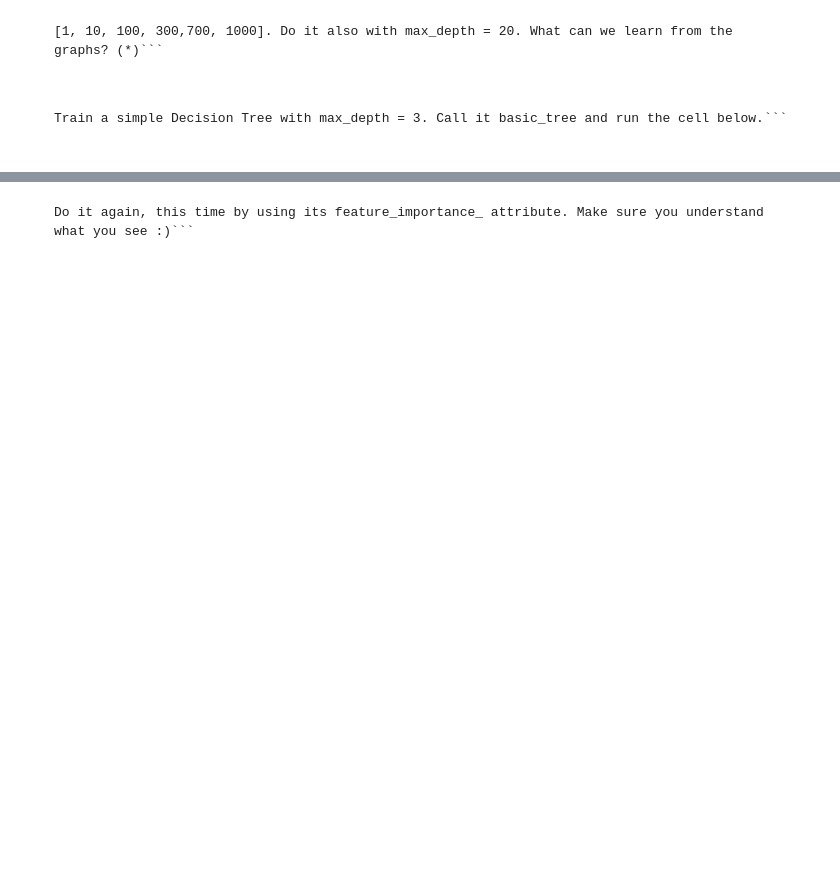
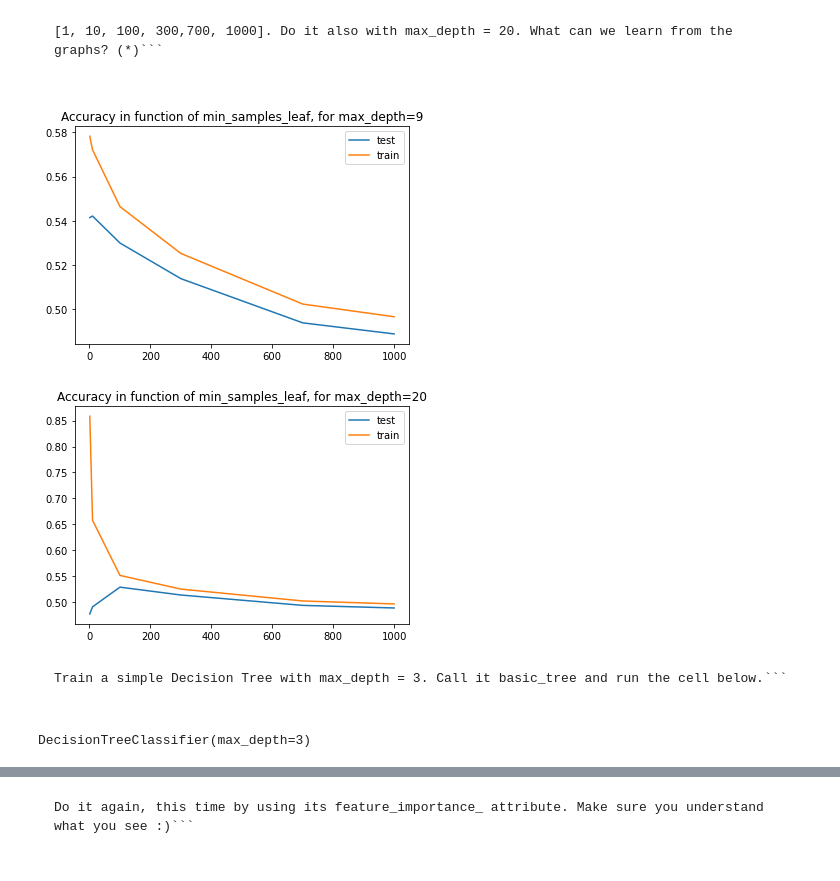
Before and after one commit to haroldbola/Course_Maphat, a Jupyter notebook: מודולים/בסיס - למידה חישובית/4. Decision Tree and Random forest exercise/Random Forest exercise.ipynb, the cells around one changed output, grey strips where cells are left out. Cells and saved outputs as stored; diff of their text form; code cells hidden in the pictures; blank space fills up the shorter version.

````diff
--- a/מודולים/בסיס - למידה חישובית/4. Decision Tree and Random forest exercise/Random Forest exercise.ipynb
+++ b/מודולים/בסיס - למידה חישובית/4. Decision Tree and Random forest exercise/Random Forest exercise.ipynb
@@ -41,9 +74,47 @@ df_train, df_test, target_train, target_test = train_test_split(df, target, trai
 # %% [markdown]
 ```Choose the best max_depth you found. Now try playing with min_samples_leaf. use the following values:
 [1, 10, 100, 300,700, 1000]. Do it also with max_depth = 20. What can we learn from the graphs? (*)```
+# %%
+test_accuracy1, train_acuracy1 = [], []
+test_accuracy2, train_acuracy2 = [], []
+min_samples_leaves = [1, 10, 100, 300, 700, 1000]
+for min_samples_leaf in tqdm(min_samples_leaves):
+    decision_tree_model = DecisionTreeClassifier(max_depth=9, min_samples_leaf=min_samples_leaf)
+    decision_tree_model.fit(df_train, target_train)
+    test_accuracy1.append(accuracy_score(target_test, decision_tree_model.predict(df_test)))
+    train_acuracy1.append(accuracy_score(target_train, decision_tree_model.predict(df_train)))
+
+    decision_tree_model = DecisionTreeClassifier(max_depth=20, min_samples_leaf=min_samples_leaf)
+    decision_tree_model.fit(df_train, target_train)
+    test_accuracy2.append(accuracy_score(target_test, decision_tree_model.predict(df_test)))
+    train_acuracy2.append(accuracy_score(target_train, decision_tree_model.predict(df_train)))
+
+plt.figure()
+plt.plot(min_samples_leaves, test_accuracy1, label="test")
+plt.plot(min_samples_leaves, train_acuracy1, label="train")
+plt.legend()
+plt.title("Accuracy in function of min_samples_leaf, for max_depth=9")
+plt.show()
+plt.close()
+
+plt.figure()
+plt.plot(min_samples_leaves, test_accuracy2, label="test")
+plt.plot(min_samples_leaves, train_acuracy2, label="train")
+plt.legend()
+plt.title("Accuracy in function of min_samples_leaf, for max_depth=20")
+plt.show()
+plt.close()
+# %% [output]
+[figure, added]
+[figure, added]
 # %% [markdown]
 ```Decision Tree is a very nice algorithm, especially because it is very intuitive and explainable. We can even draw it!
 Train a simple Decision Tree with max_depth = 3. Call it basic_tree and run the cell below.```
+# %%
+basic_tree = DecisionTreeClassifier(max_depth=3)
+basic_tree.fit(df_train, target_train)
+# %% [output]
+DecisionTreeClassifier(max_depth=3)
 # %%
 from sklearn.tree import export_graphviz
 export_graphviz(basic_tree, out_file = 'tree.dot', filled  = True,
````
Also changed, not shown: parts of 17 cells of this notebook, 3 other files.
